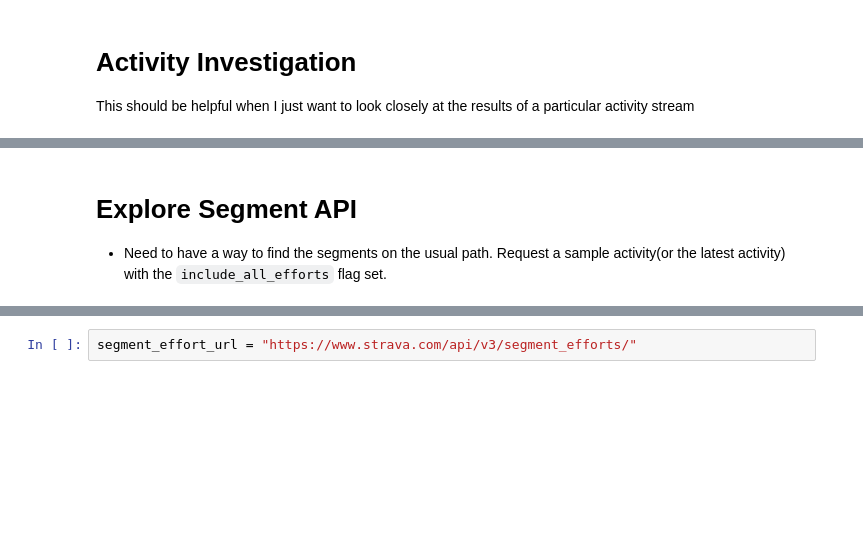
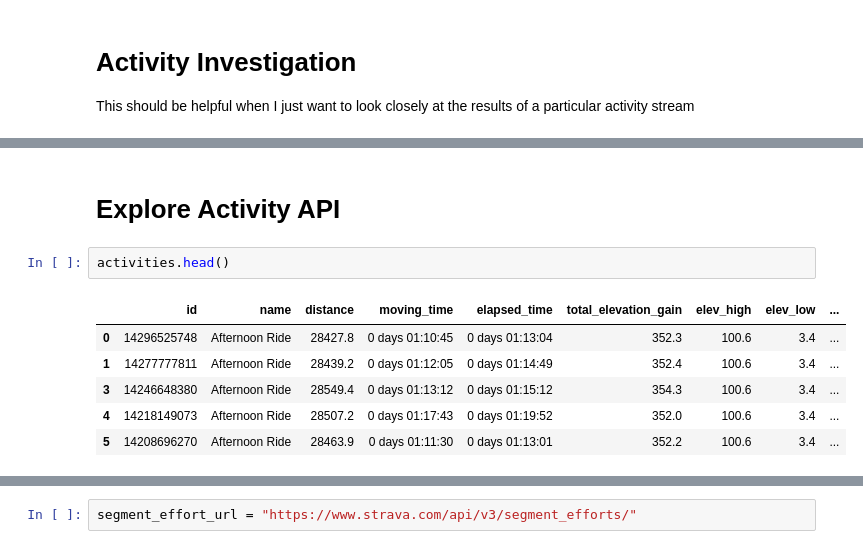
Before and after one commit to NWNHT/StravaPlotting, a Jupyter notebook: src/segments.ipynb, the cells around one changed output, grey strips where cells are left out. Saved outputs shown, nothing was run; the diff lists cells and outputs as text; blank space fills up the shorter version.

```diff
--- a/src/segments.ipynb
+++ b/src/segments.ipynb
@@ -59,3 +63,11 @@ Beginning request of activities...
-# %% [markdown]
-# Explore Segment API
-- Need to have a way to find the segments on the usual path.  Request a sample activity(or the latest activity) with the `include_all_efforts` flag set.
+# %% [markdown]
+# Explore Activity API
+# %%
+activities.head()
+# %% [output]
+|  | id | name | distance | moving_time | elapsed_time | total_elevation_gain | elev_high | elev_low | ... |
+| 0 | 14296525748 | Afternoon Ride | 28427.8 | 0 days 01:10:45 | 0 days 01:13:04 | 352.3 | 100.6 | 3.4 | ... |
+| 1 | 14277777811 | Afternoon Ride | 28439.2 | 0 days 01:12:05 | 0 days 01:14:49 | 352.4 | 100.6 | 3.4 | ... |
+| 3 | 14246648380 | Afternoon Ride | 28549.4 | 0 days 01:13:12 | 0 days 01:15:12 | 354.3 | 100.6 | 3.4 | ... |
+| 4 | 14218149073 | Afternoon Ride | 28507.2 | 0 days 01:17:43 | 0 days 01:19:52 | 352.0 | 100.6 | 3.4 | ... |
+| 5 | 14208696270 | Afternoon Ride | 28463.9 | 0 days 01:11:30 | 0 days 01:13:01 | 352.2 | 100.6 | 3.4 | ... |
```
Also changed, not shown: parts of 9 cells of this notebook, 3 other files.
